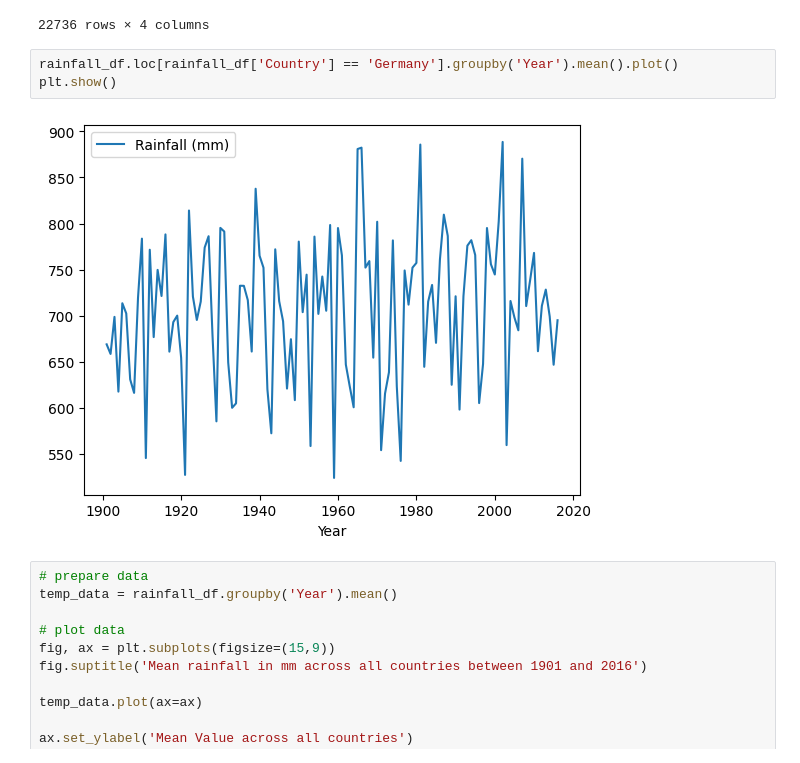
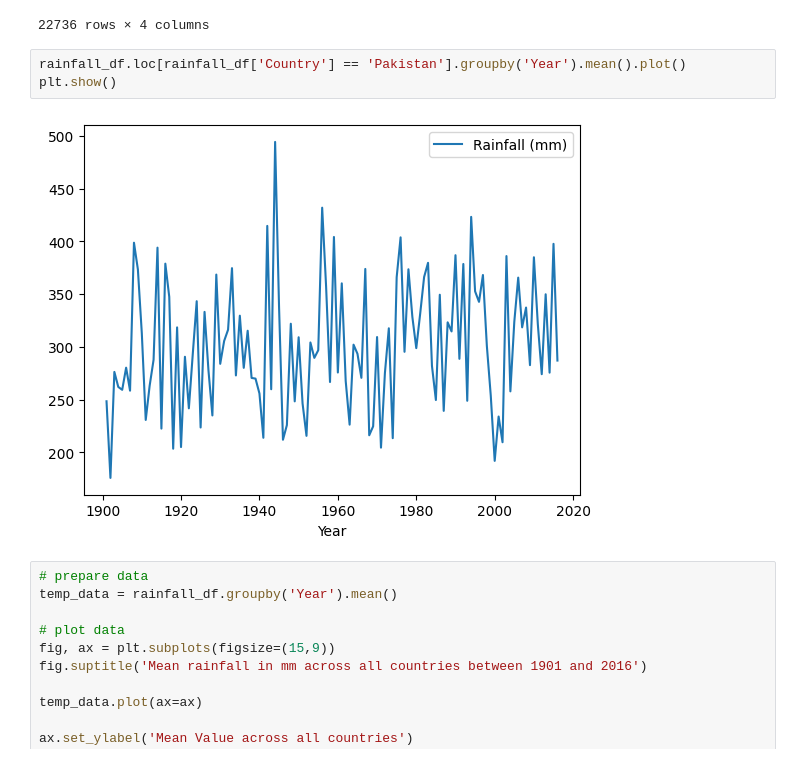
Before and after one commit to hamzafarooq89/Smart-Farming, a Jupyter notebook: Crop_Yield_Prediction.ipynb, the cells around one changed output. Cells and saved outputs as stored; diff of their text form.

```diff
--- a/Crop_Yield_Prediction.ipynb
+++ b/Crop_Yield_Prediction.ipynb
@@ -429,10 +436,10 @@ rainfall_df
 | 22735 | 2016 | Zimbabwe | ZWE | 455.13295 |
 22736 rows × 4 columns
 # %%
-rainfall_df.loc[rainfall_df['Country'] == 'Germany'].groupby('Year').mean().plot()
+rainfall_df.loc[rainfall_df['Country'] == 'Pakistan'].groupby('Year').mean().plot()
 plt.show()
 # %% [output]
-[figure, old version]
+[figure, new version]
 # %%
 # prepare data
 temp_data = rainfall_df.groupby('Year').mean()
```
Also changed, not shown: parts of 20 cells of this notebook.
